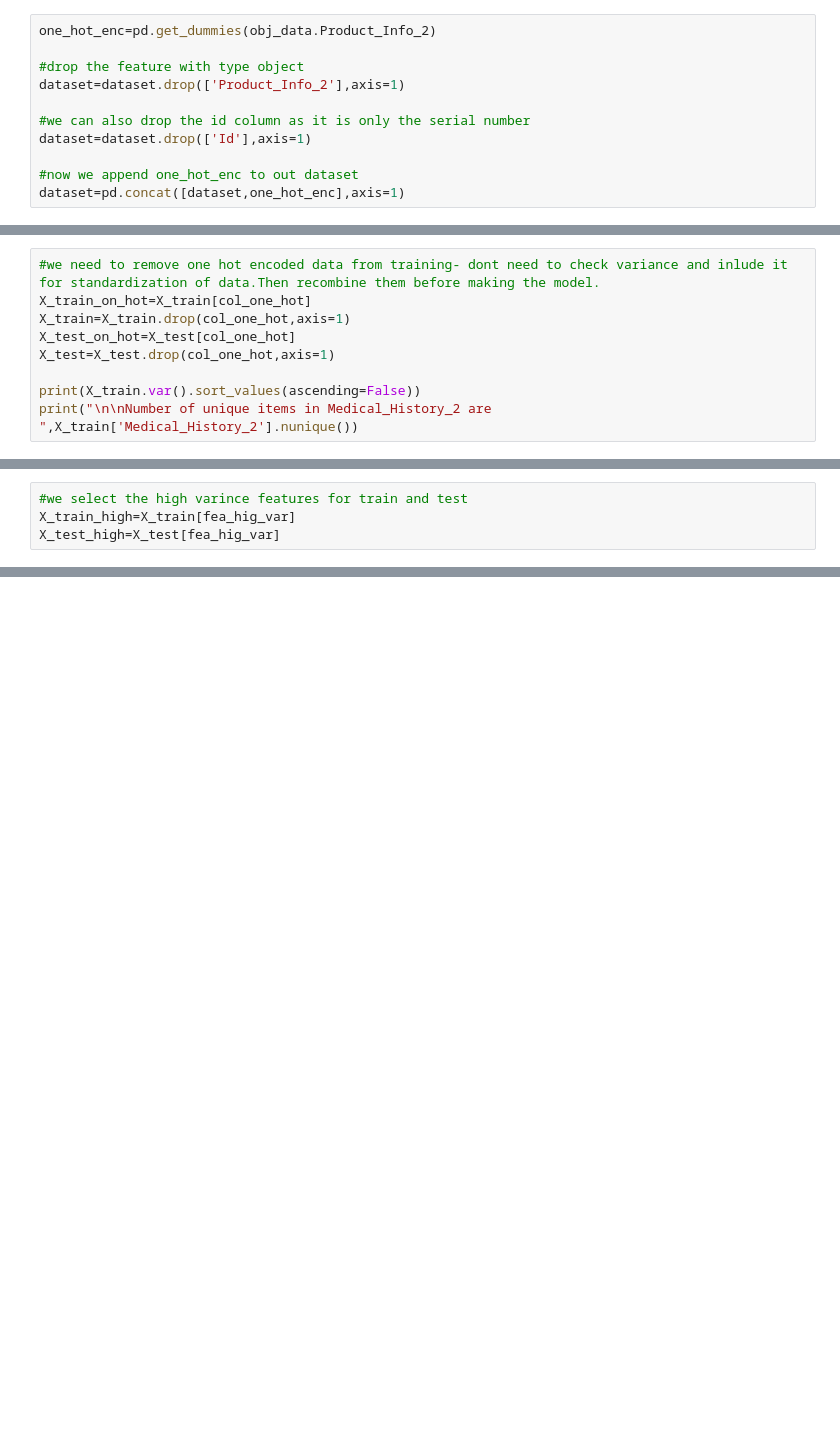
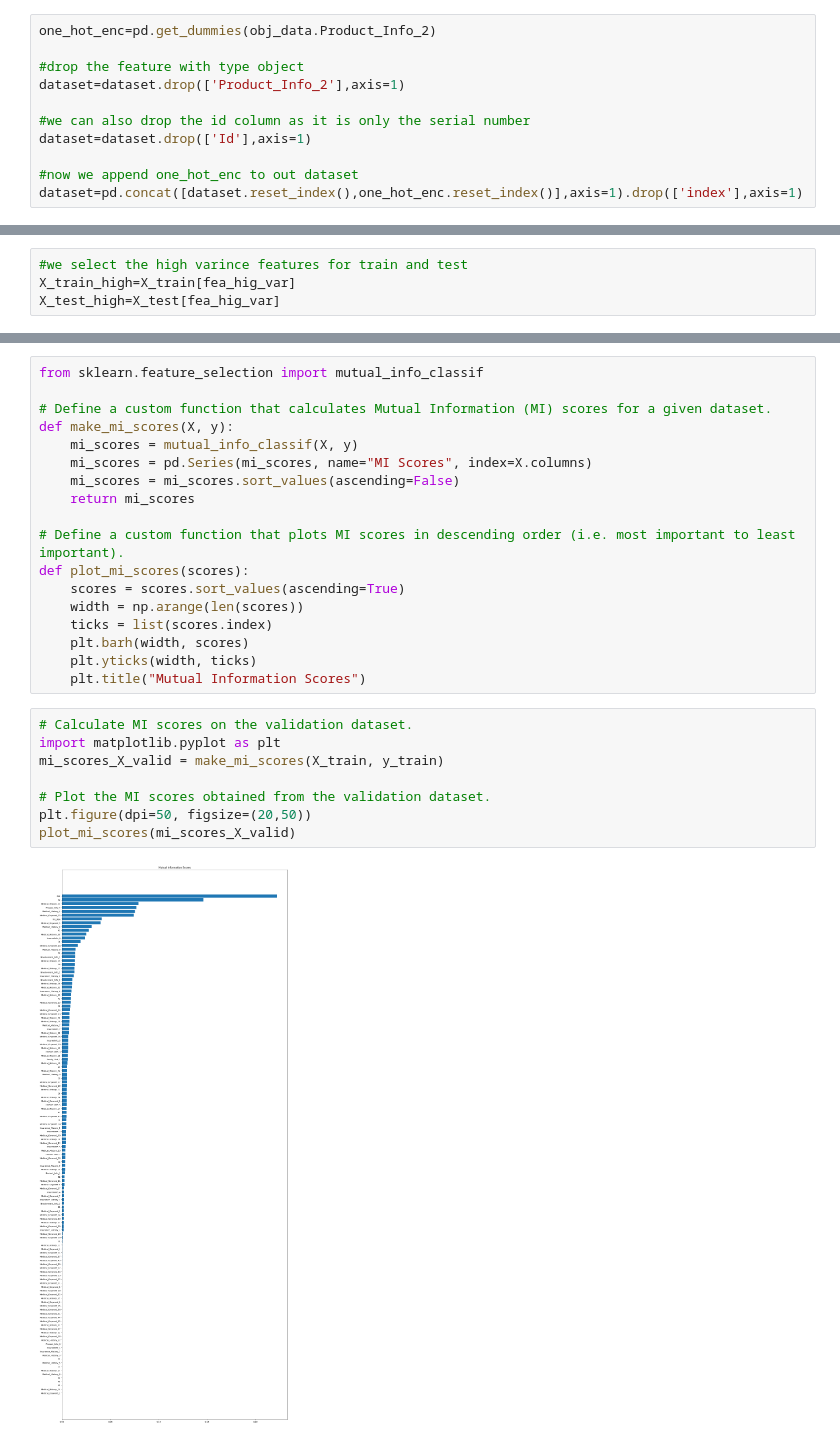
Before and after one commit to PrabhatChowdhary/ML, a Jupyter notebook: notebook-prudential.ipynb, the cells around one changed output, grey strips where cells are left out. Saved outputs shown, nothing was run; the diff lists cells and outputs as text; blank space fills up the shorter version.

```diff
--- a/notebook-prudential.ipynb
+++ b/notebook-prudential.ipynb
@@ -119,7 +119,7 @@ dataset=dataset.drop(['Product_Info_2'],axis=1)
 dataset=dataset.drop(['Id'],axis=1)
 
 #now we append one_hot_enc to out dataset
-dataset=pd.concat([dataset,one_hot_enc],axis=1)
+dataset=pd.concat([dataset.reset_index(),one_hot_enc.reset_index()],axis=1).drop(['index'],axis=1)
 # %% [markdown]
 **Test train split**
 # %%
@@ -145,12 +145,3 @@ number of unique values of response are 8
 the unique values of response are [2 8 4 6 7 1 5 3]
 # %% [markdown]
 **We should check variance of each feature before applying fit transform and training the dataset**
-# %%
-#we need to remove one hot encoded data from training- dont need to check variance and inlude it for standardization of data.Then recombine them before making the model.
-X_train_on_hot=X_train[col_one_hot]
-X_train=X_train.drop(col_one_hot,axis=1)
-X_test_on_hot=X_test[col_one_hot]
-X_test=X_test.drop(col_one_hot,axis=1)
-
-print(X_train.var().sort_values(ascending=False))
-print("\n\nNumber of unique items in Medical_History_2 are ",X_train['Medical_History_2'].nunique())
@@ -220,0 +195,28 @@ X_test_cat=pd.concat((X_test_fit.reset_index(),X_test_on_hot.reset_index()),axis
+# %%
+from sklearn.feature_selection import mutual_info_classif
+
+# Define a custom function that calculates Mutual Information (MI) scores for a given dataset.
+def make_mi_scores(X, y):
+    mi_scores = mutual_info_classif(X, y)
+    mi_scores = pd.Series(mi_scores, name="MI Scores", index=X.columns)
+    mi_scores = mi_scores.sort_values(ascending=False)
+    return mi_scores
+
+# Define a custom function that plots MI scores in descending order (i.e. most important to least important).
+def plot_mi_scores(scores):
+    scores = scores.sort_values(ascending=True)
+    width = np.arange(len(scores))
+    ticks = list(scores.index)
+    plt.barh(width, scores)
+    plt.yticks(width, ticks)
+    plt.title("Mutual Information Scores")
+# %%
+# Calculate MI scores on the validation dataset.
+import matplotlib.pyplot as plt
+mi_scores_X_valid = make_mi_scores(X_train, y_train)
+
+# Plot the MI scores obtained from the validation dataset.
+plt.figure(dpi=50, figsize=(20,50))
+plot_mi_scores(mi_scores_X_valid)
+# %% [output]
+[figure, added]
```
Also changed, not shown: parts of 15 cells of this notebook.
